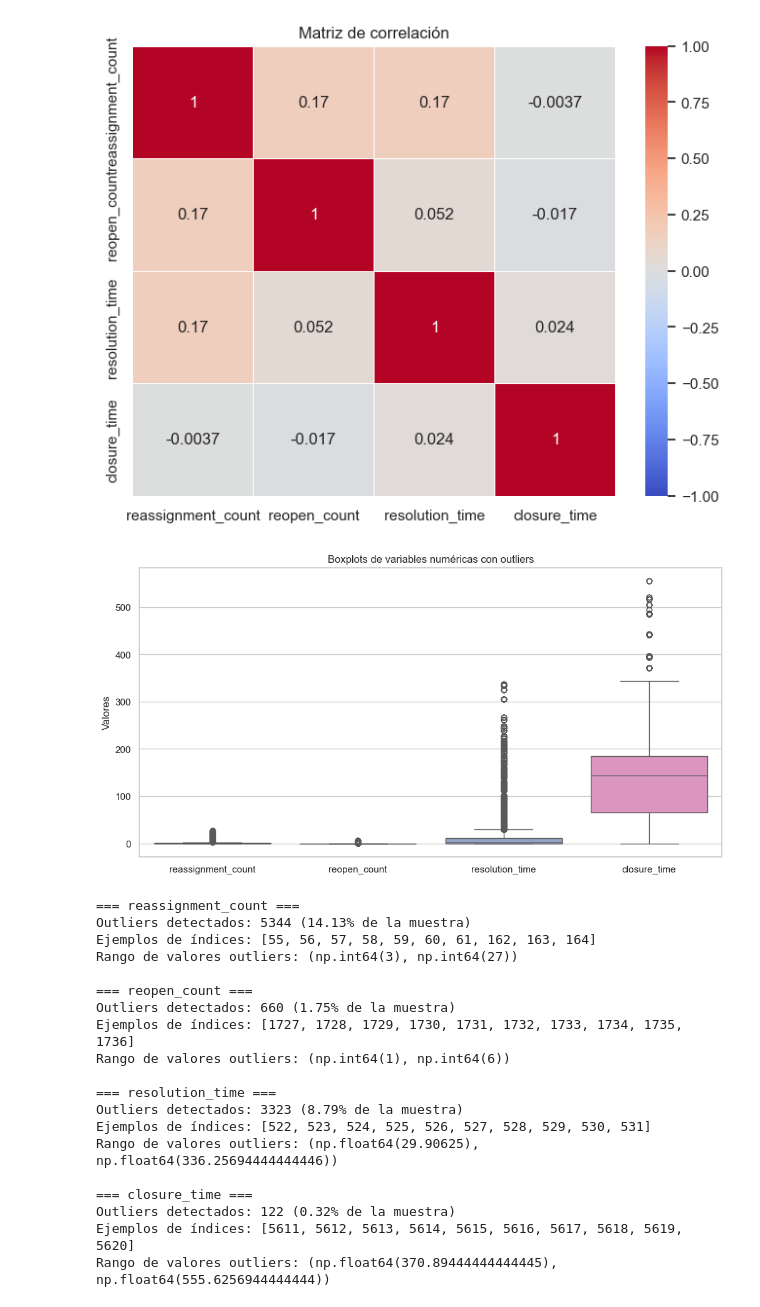
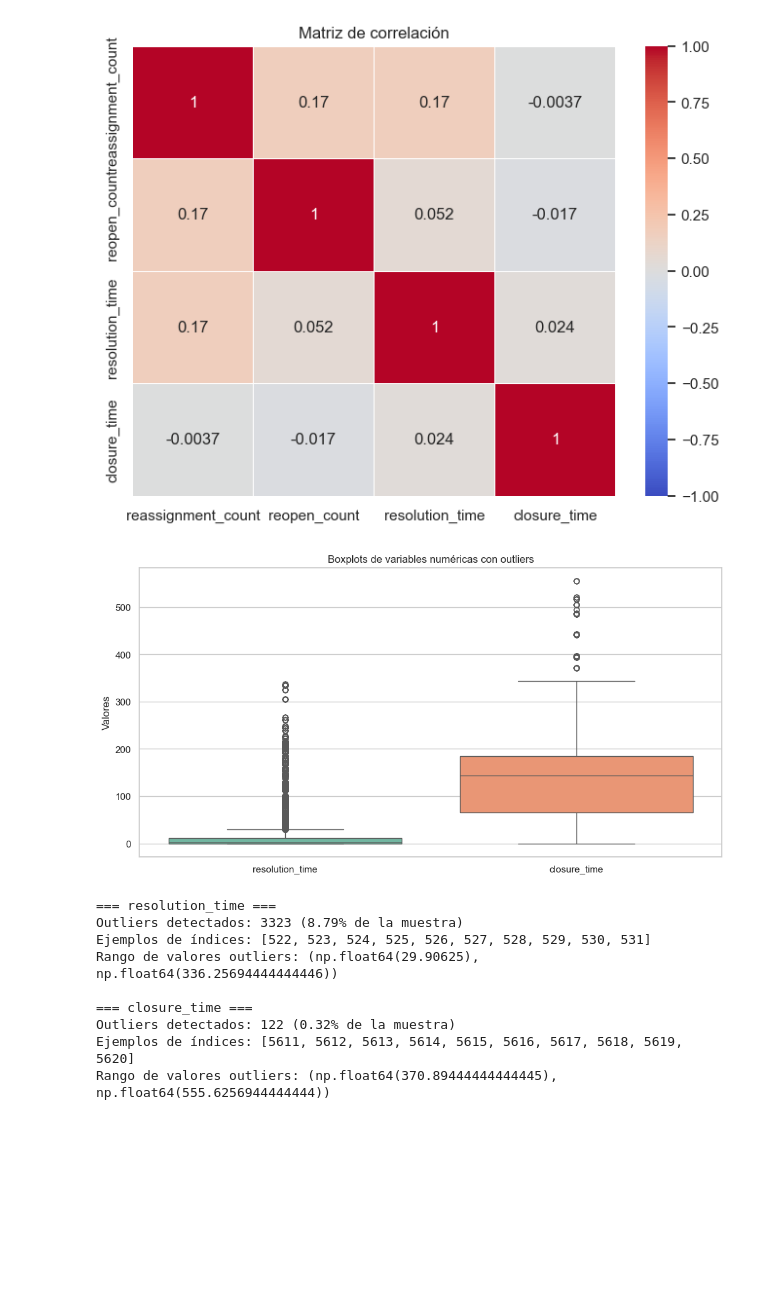
Before and after one commit to smelomunoz/Repo_Proyecto_1, a Jupyter notebook: Tarea_2/Exploracion_datos.ipynb, the cells around one changed output. Saved outputs shown, nothing was run; the diff lists cells and outputs as text; code cells hidden in the pictures; blank space fills up the shorter version.

```diff
--- a/Tarea_2/Exploracion_datos.ipynb
+++ b/Tarea_2/Exploracion_datos.ipynb
@@ -683,7 +683,7 @@ plt.show()
 [figure]
 # %%
 # Variables numéricas
-num_vars = ["reassignment_count", "reopen_count", "resolution_time", "closure_time"]
+num_vars = ["resolution_time", "closure_time"]
 
 # --- Boxplots múltiples en paralelo ---
 plt.figure(figsize=(12,6))
@@ -692,44 +692,34 @@ plt.title("Boxplots de variables numéricas con outliers")
 plt.ylabel("Valores")
 plt.show()
 
 # --- Detección de outliers usando criterio de Tukey (1.5 * IQR) ---
 outliers_info = {}
 
 for col in num_vars:
     serie = df[col].dropna()
     q1 = serie.quantile(0.25)
     q3 = serie.quantile(0.75)
     iqr = q3 - q1
     lower = q1 - 1.5 * iqr
     upper = q3 + 1.5 * iqr
 
     outliers = df[(df[col] < lower) | (df[col] > upper)][[col]]
 
     outliers_info[col] = {
         "total_outliers": len(outliers),
         "porcentaje": round(len(outliers)/len(df)*100, 2),
         "indices": outliers.index.tolist()[:10],  # solo mostrar primeros 10
         "rango_outliers": (outliers[col].min(), outliers[col].max()) if not outliers.empty else None
     }
 
 # Mostrar resultados
 for var, info in outliers_info.items():
     print(f"\n=== {var} ===")
     print(f"Outliers detectados: {info['total_outliers']} ({info['porcentaje']}% de la muestra)")
     print(f"Ejemplos de índices: {info['indices']}")
     print(f"Rango de valores outliers: {info['rango_outliers']}")
 # %% [output]
-[figure, old version]
+[figure, new version]
-=== reassignment_count ===
-Outliers detectados: 5344 (14.13% de la muestra)
-Ejemplos de índices: [55, 56, 57, 58, 59, 60, 61, 162, 163, 164]
-Rango de valores outliers: (np.int64(3), np.int64(27))
-
-=== reopen_count ===
-Outliers detectados: 660 (1.75% de la muestra)
-Ejemplos de índices: [1727, 1728, 1729, 1730, 1731, 1732, 1733, 1734, 1735, 1736]
-Rango de valores outliers: (np.int64(1), np.int64(6))
-
 === resolution_time ===
 Outliers detectados: 3323 (8.79% de la muestra)
 Ejemplos de índices: [522, 523, 524, 525, 526, 527, 528, 529, 530, 531]
```
Also changed, not shown: parts of 1 cell of this notebook.
